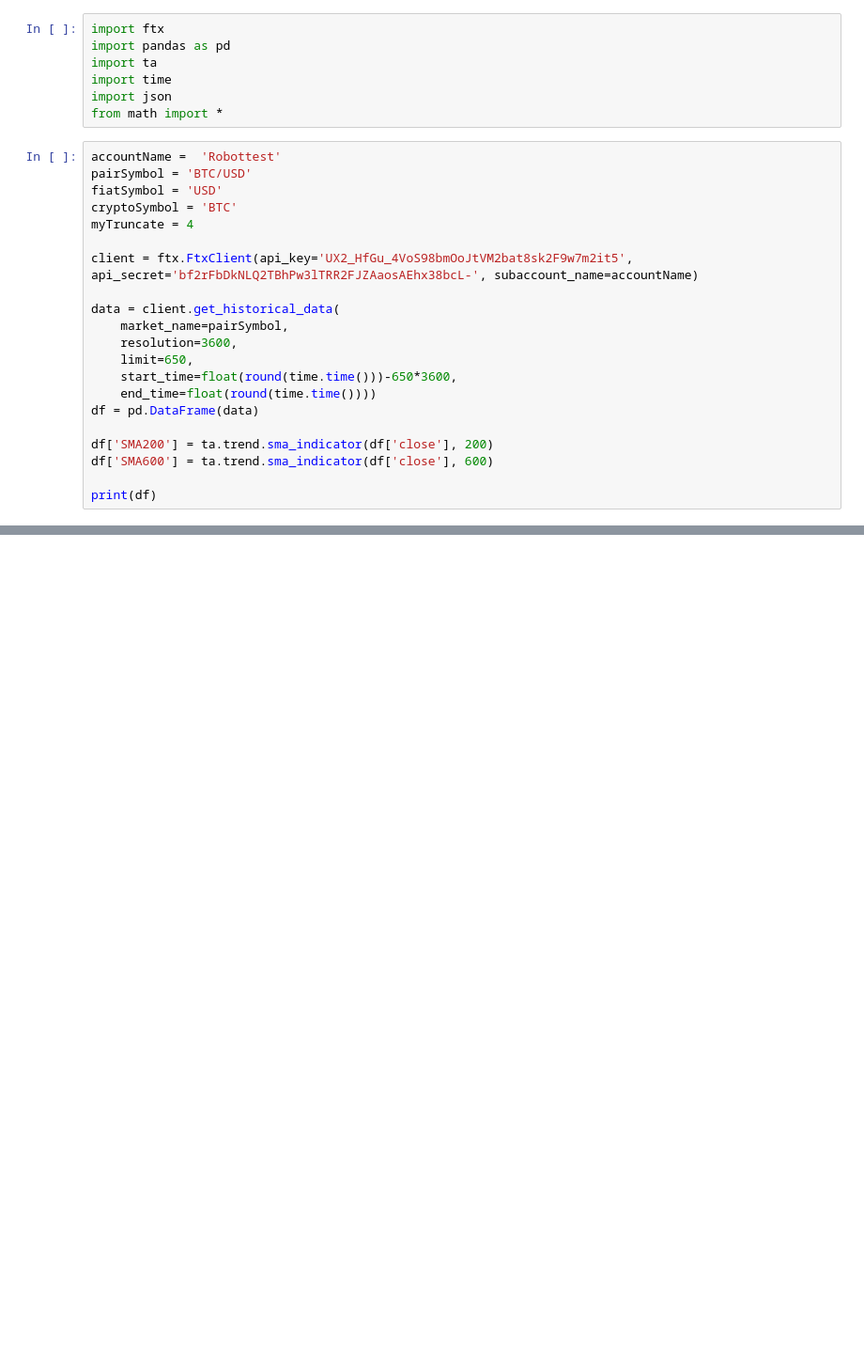
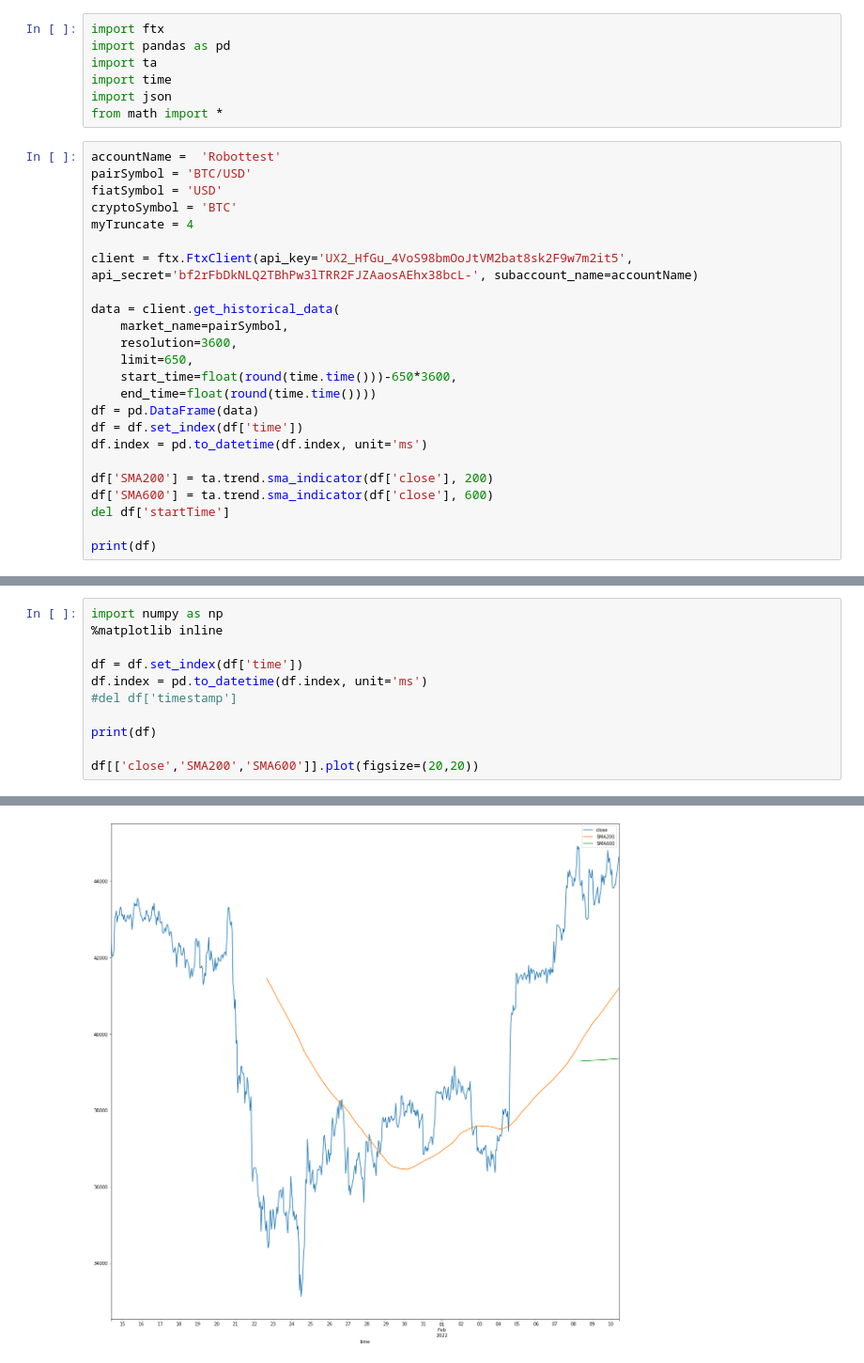
Before and after one commit to imdadAdelabou/bot-tracker, a Jupyter notebook: Untitled0.ipynb, the cells around one changed output, grey strips where cells are left out. Shown at 94% size. Drawn from its saved outputs; the diff is of its cells as text; blank space fills up the shorter version.

```diff
--- a/Untitled0.ipynb
+++ b/Untitled0.ipynb
@@ -281,9 +271,12 @@ data = client.get_historical_data(
     start_time=float(round(time.time()))-650*3600,
     end_time=float(round(time.time())))
 df = pd.DataFrame(data)
+df = df.set_index(df['time'])
+df.index = pd.to_datetime(df.index, unit='ms')
 
 df['SMA200'] = ta.trend.sma_indicator(df['close'], 200)
 df['SMA600'] = ta.trend.sma_indicator(df['close'], 600)
+del df['startTime']
 
 print(df)
 # %% [output]
@@ -303,0 +298,12 @@ print(df)
+# %%
+import numpy as np
+%matplotlib inline
+
+df = df.set_index(df['time'])
+df.index = pd.to_datetime(df.index, unit='ms')
+#del df['timestamp']
+
+print(df)
+
+df[['close','SMA200','SMA600']].plot(figsize=(20,20))
+# %% [output]
@@ -304,3 +326,4 @@ print(df)
+[figure, added]
 # %%
 def getBalance(myclient,coin):
     jsonBalance = myclient.get_balances()
```
Also changed, not shown: parts of 21 cells of this notebook.
